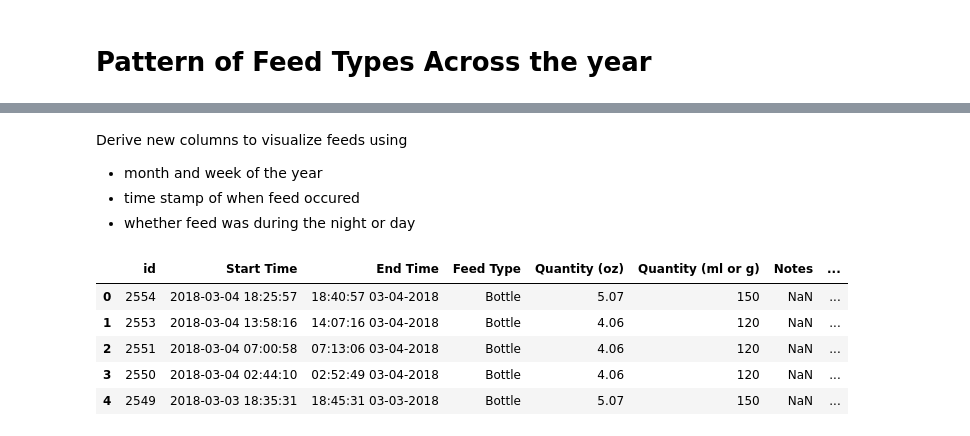
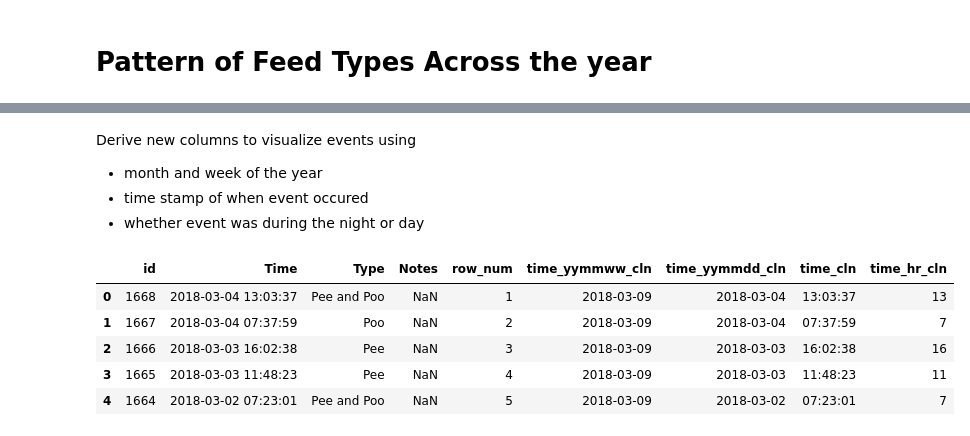
Before and after one commit to GuerrillaAnalytics/prj001-baby, a Jupyter notebook: analytics/002_eda_changes/001_eda_changes.ipynb, the cells around one changed output, grey strips where cells are left out. Cells and saved outputs as stored; diff of their text form; code cells hidden in the pictures.

```diff
--- a/analytics/002_eda_changes/001_eda_changes.ipynb
+++ b/analytics/002_eda_changes/001_eda_changes.ipynb
@@ -233,20 +225,20 @@ df.head(3)
 # %% [markdown]
-Derive new columns to visualize feeds using
+Derive new columns to visualize events using
 * month and week of the year
-* time stamp of when feed occured
-* whether feed was during the night or day
+* time stamp of when event occured
+* whether event was during the night or day
 # %%
-df['start_time_yymmww_cln'] = df[' Start Time'].map(lambda x: str(x.year) + '-' + str(x.month).zfill(2) + '-' + str(x.week).zfill(2) )
-df['start_time_yymmdd_cln'] = df[' Start Time'].map(lambda x: str(x.year) + '-' + str(x.month).zfill(2) + '-' + str(x.day).zfill(2) )
+df['time_yymmww_cln'] = df[' Time'].map(lambda x: str(x.year) + '-' + str(x.month).zfill(2) + '-' + str(x.week).zfill(2) )
+df['time_yymmdd_cln'] = df[' Time'].map(lambda x: str(x.year) + '-' + str(x.month).zfill(2) + '-' + str(x.day).zfill(2) )
 
-df['start_time_cln'] = df[' Start Time'].dt.time
-df['start_time_hr_cln'] = df[' Start Time'].dt.hour
+df['time_cln'] = df[' Time'].dt.time
+df['time_hr_cln'] = df[' Time'].dt.hour
 df.head(5)
 # %% [output]
-|  | id | Start Time | End Time | Feed Type | Quantity (oz) | Quantity (ml or g) | Notes | ... |
-| 0 | 2554 | 2018-03-04 18:25:57 | 18:40:57 03-04-2018 | Bottle | 5.07 | 150 | NaN | ... |
-| 1 | 2553 | 2018-03-04 13:58:16 | 14:07:16 03-04-2018 | Bottle | 4.06 | 120 | NaN | ... |
-| 2 | 2551 | 2018-03-04 07:00:58 | 07:13:06 03-04-2018 | Bottle | 4.06 | 120 | NaN | ... |
-| 3 | 2550 | 2018-03-04 02:44:10 | 02:52:49 03-04-2018 | Bottle | 4.06 | 120 | NaN | ... |
-| 4 | 2549 | 2018-03-03 18:35:31 | 18:45:31 03-03-2018 | Bottle | 5.07 | 150 | NaN | ... |
+|  | id | Time | Type | Notes | row_num | time_yymmww_cln | time_yymmdd_cln | time_cln | time_hr_cln |
+| 0 | 1668 | 2018-03-04 13:03:37 | Pee and Poo | NaN | 1 | 2018-03-09 | 2018-03-04 | 13:03:37 | 13 |
+| 1 | 1667 | 2018-03-04 07:37:59 | Poo | NaN | 2 | 2018-03-09 | 2018-03-04 | 07:37:59 | 7 |
+| 2 | 1666 | 2018-03-03 16:02:38 | Pee | NaN | 3 | 2018-03-09 | 2018-03-03 | 16:02:38 | 16 |
+| 3 | 1665 | 2018-03-03 11:48:23 | Pee | NaN | 4 | 2018-03-09 | 2018-03-03 | 11:48:23 | 11 |
+| 4 | 1664 | 2018-03-02 07:23:01 | Pee and Poo | NaN | 5 | 2018-03-09 | 2018-03-02 | 07:23:01 | 7 |
 # %%
```
Also changed, not shown: parts of 10 cells of this notebook.
